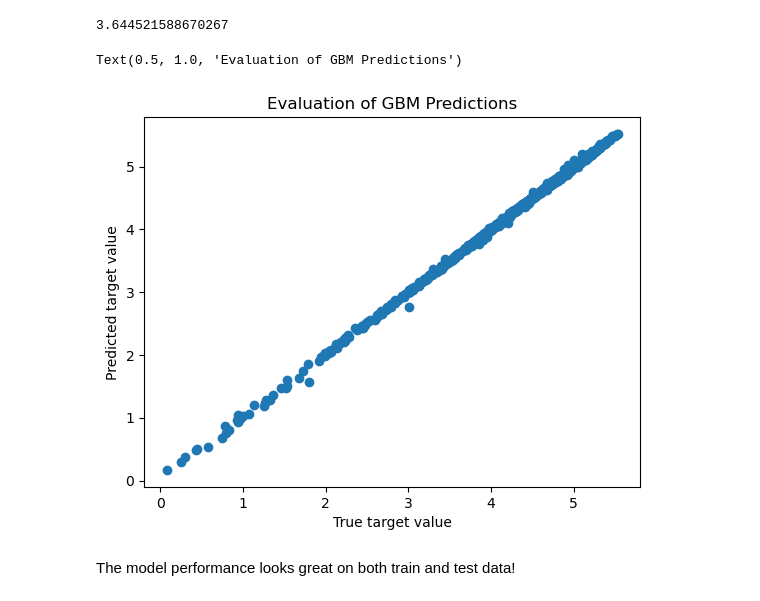
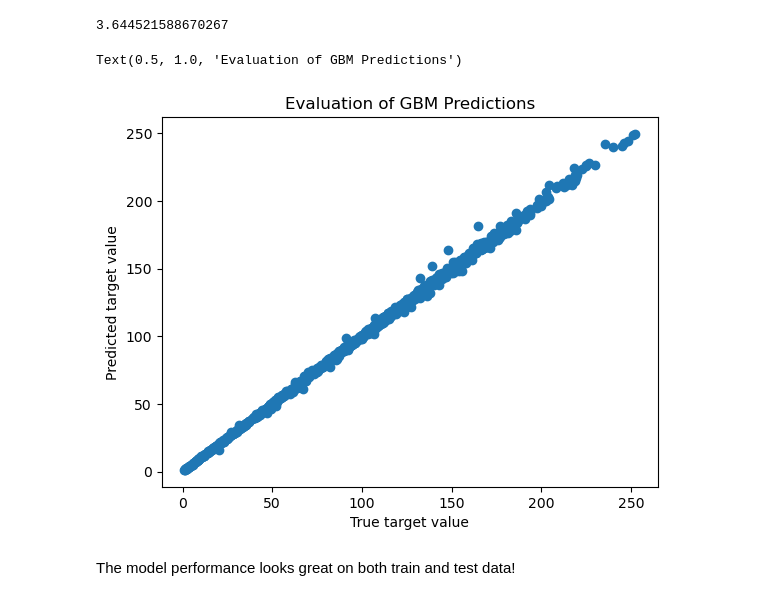
Before and after one commit to afanzott/Data_Science_Best_Practice, a Jupyter notebook: research_notebooks/6_preprocess_train_pipeline.ipynb, the cells around one changed output. Saved outputs shown, nothing was run; the diff lists cells and outputs as text; code cells hidden in the pictures.

```diff
--- a/research_notebooks/6_preprocess_train_pipeline.ipynb
+++ b/research_notebooks/6_preprocess_train_pipeline.ipynb
@@ -256,13 +256,13 @@ mean_squared_error(np.exp(y_test), np.exp(pred), squared=True)
 3.644521588670267
 # %%
 # let's evaluate our predictions respect to the real target value
-plt.scatter(y_test, target_Val.predict(X_test))
+plt.scatter(np.exp(y_test), np.exp(target_Val.predict(X_test)))
 plt.xlabel('True target value')
 plt.ylabel('Predicted target value')
 plt.title('Evaluation of GBM Predictions')
 # %% [output]
 Text(0.5, 1.0, 'Evaluation of GBM Predictions')
-[figure, old version]
+[figure, new version]
 # %% [markdown]
 The model performance looks great on both train and test data!
 # %%
```
